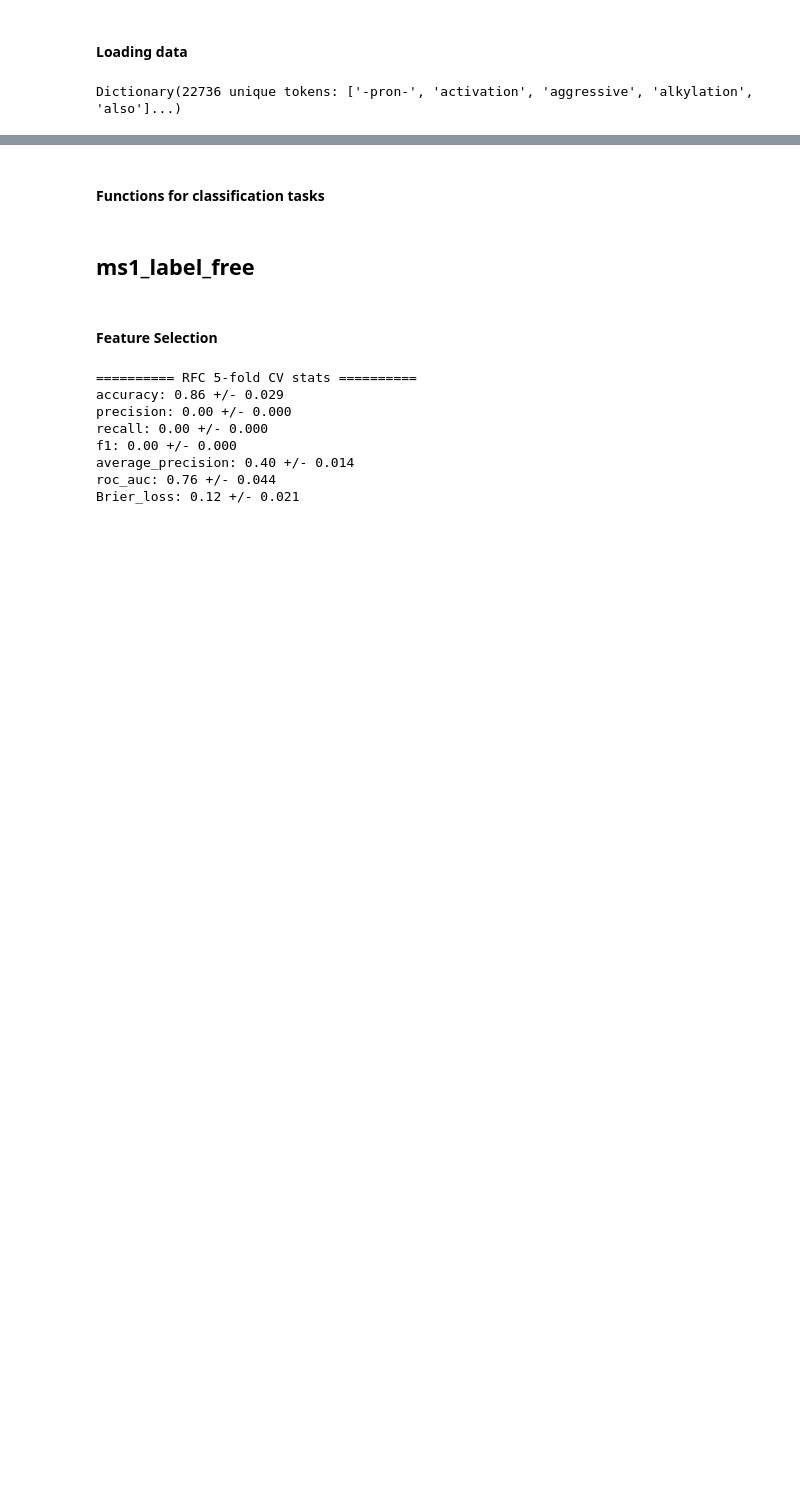
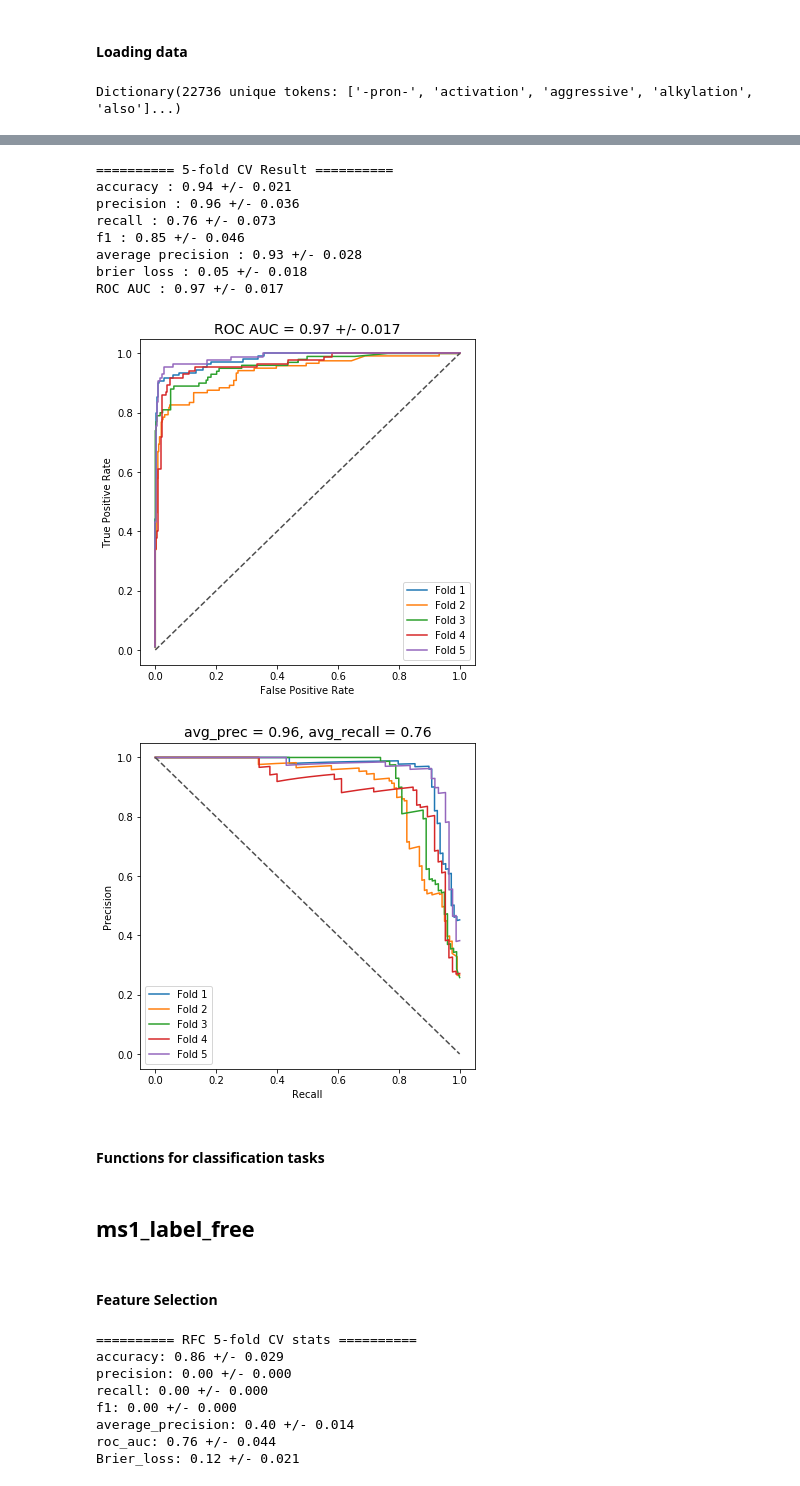
Before and after one commit to TangoJP/b13logy_public, a Jupyter notebook: nlp/basic_classification_test.ipynb, the cells around one changed output, grey strips where cells are left out. Drawn from its saved outputs; the diff is of its cells as text; code cells hidden in the pictures; blank space fills up the shorter version.

```diff
--- a/nlp/nlp13_2_classification_w_Tf-Idf_MS1_LabelFree.ipynb
+++ b/nlp/basic_classification_test.ipynb
@@ -48,3 +75,20 @@ df.head(2)
+# %%
+session = bclf.MyCVClassifier(X, y, CVFold=5, verbose=False, classifier_name='Logistic Regression',
+                                                 classifier=LogisticRegression(C=1, penalty='l1'))
+session.run(print_output=True)
+session.plot_roc()
+session.plot_precision_recall()
+# %% [output]
+========== 5-fold CV Result ==========
+accuracy : 0.94 +/- 0.021
+precision : 0.96 +/- 0.036
+recall : 0.76 +/- 0.073
+f1 : 0.85 +/- 0.046
+average precision : 0.93 +/- 0.028
+brier loss : 0.05 +/- 0.018
+ROC AUC : 0.97 +/- 0.017
+[figure, added]
+[figure, added]
 # %% [markdown]
 #### Functions for classification tasks
 # %%
```
Also changed, not shown: parts of 9 cells of this notebook, 1 other file.
